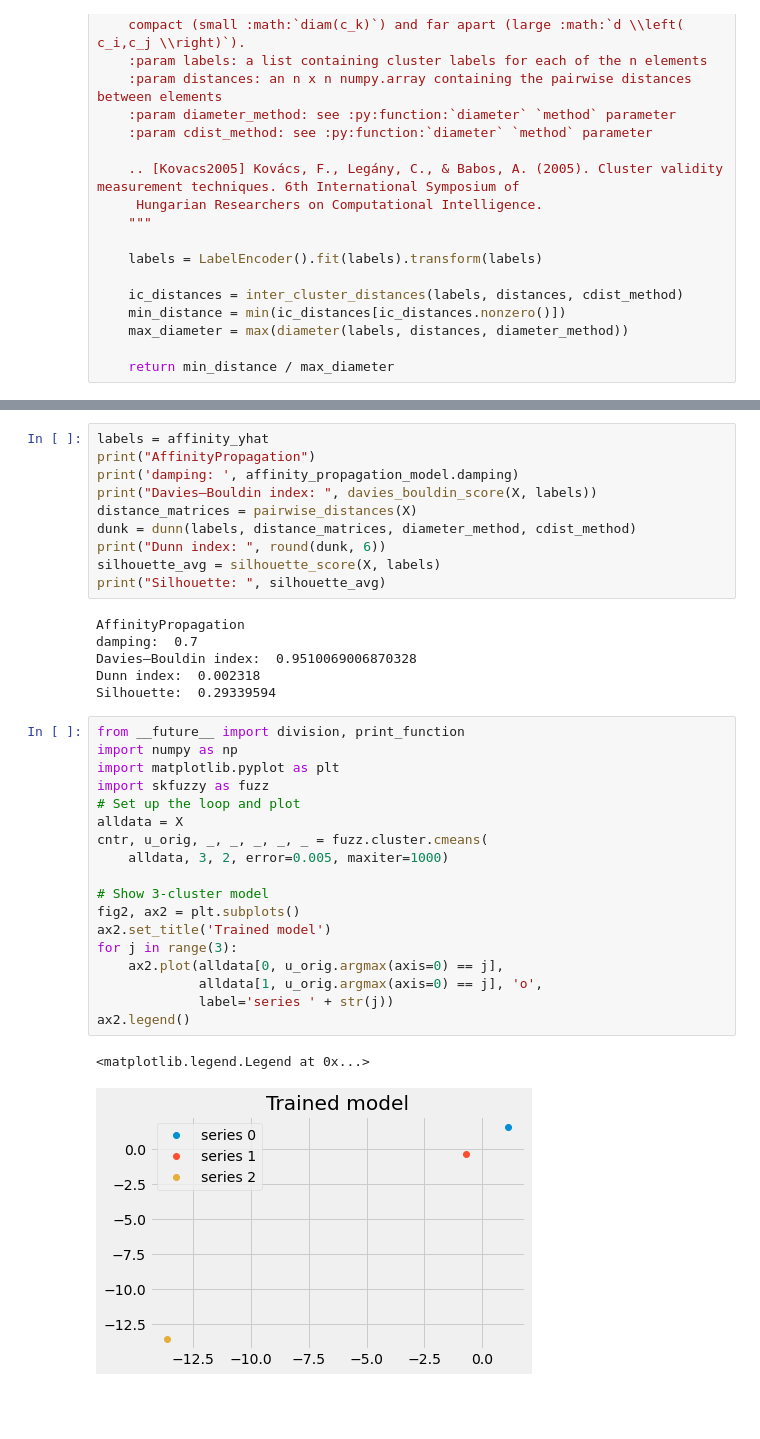
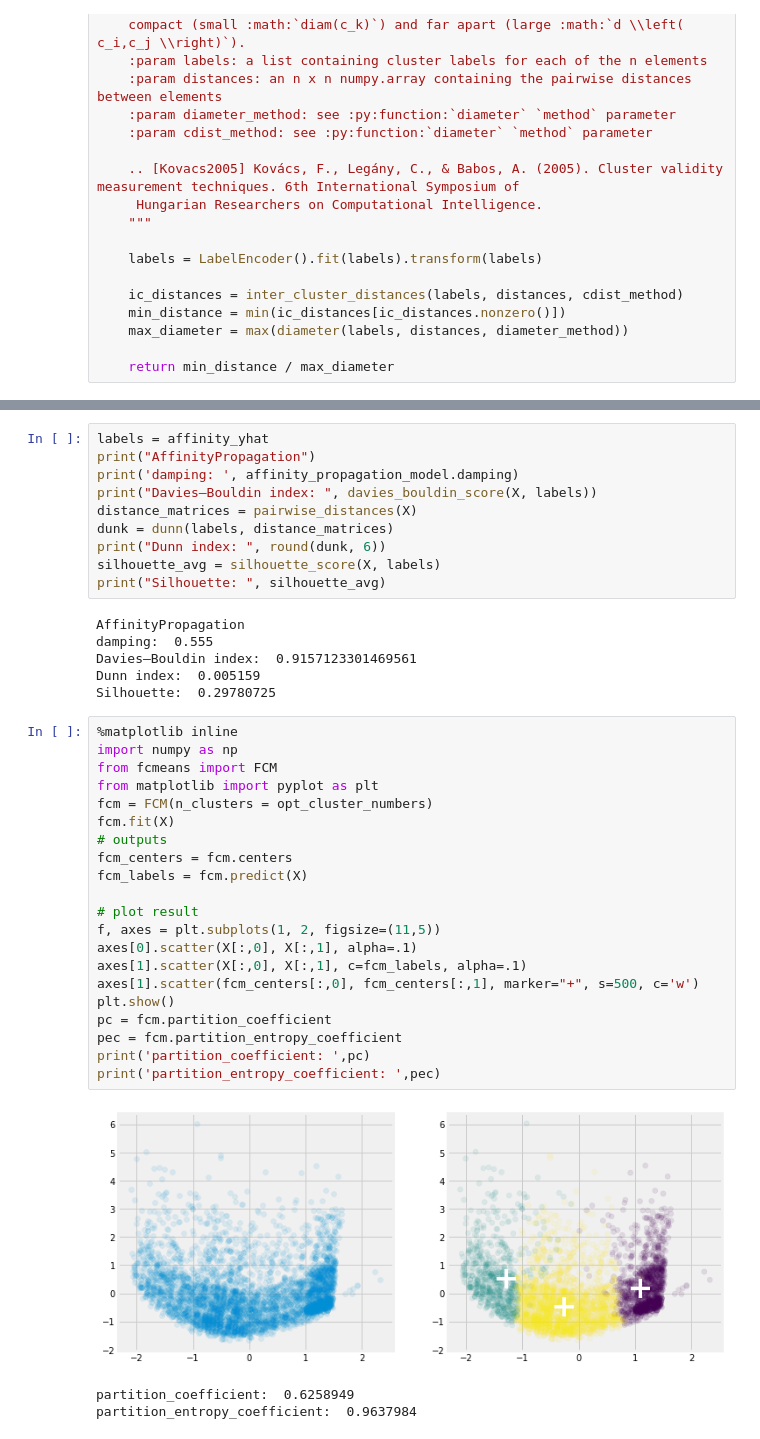
Before and after one commit to ebarkhordar/clustering-of-bank-customers, a Jupyter notebook: Czech_customer_segmentation.ipynb, the cells around one changed output, grey strips where cells are left out. Saved outputs shown, nothing was run; the diff lists cells and outputs as text; blank space fills up the shorter version.

```diff
--- a/Czech_customer_segmentation.ipynb
+++ b/Czech_customer_segmentation.ipynb
@@ -923,37 +941,41 @@ print("AffinityPropagation")
 print('damping: ', affinity_propagation_model.damping)
 print("Davies–Bouldin index: ", davies_bouldin_score(X, labels))
 distance_matrices = pairwise_distances(X)
-dunk = dunn(labels, distance_matrices, diameter_method, cdist_method)
+dunk = dunn(labels, distance_matrices)
 print("Dunn index: ", round(dunk, 6))
 silhouette_avg = silhouette_score(X, labels)
 print("Silhouette: ", silhouette_avg)
 # %% [output]
 AffinityPropagation
-damping:  0.7
-Davies–Bouldin index:  0.9510069006870328
-Dunn index:  0.002318
-Silhouette:  0.29339594
+damping:  0.555
+Davies–Bouldin index:  0.9157123301469561
+Dunn index:  0.005159
+Silhouette:  0.29780725
-# %%
-from __future__ import division, print_function
-import numpy as np
-import matplotlib.pyplot as plt
-import skfuzzy as fuzz
-# Set up the loop and plot
-alldata = X
-cntr, u_orig, _, _, _, _, _ = fuzz.cluster.cmeans(
-    alldata, 3, 2, error=0.005, maxiter=1000)
-
-# Show 3-cluster model
-fig2, ax2 = plt.subplots()
-ax2.set_title('Trained model')
-for j in range(3):
-    ax2.plot(alldata[0, u_orig.argmax(axis=0) == j],
-             alldata[1, u_orig.argmax(axis=0) == j], 'o',
-             label='series ' + str(j))
-ax2.legend()
-# %% [output]
-<matplotlib.legend.Legend at 0x...>
-[figure, removed]
+# %%
+%matplotlib inline
+import numpy as np
+from fcmeans import FCM
+from matplotlib import pyplot as plt
+fcm = FCM(n_clusters = opt_cluster_numbers)
+fcm.fit(X)
+# outputs
+fcm_centers = fcm.centers
+fcm_labels = fcm.predict(X)
+
+# plot result
+f, axes = plt.subplots(1, 2, figsize=(11,5))
+axes[0].scatter(X[:,0], X[:,1], alpha=.1)
+axes[1].scatter(X[:,0], X[:,1], c=fcm_labels, alpha=.1)
+axes[1].scatter(fcm_centers[:,0], fcm_centers[:,1], marker="+", s=500, c='w')
+plt.show()
+pc = fcm.partition_coefficient
+pec = fcm.partition_entropy_coefficient
+print('partition_coefficient: ',pc)
+print('partition_entropy_coefficient: ',pec)
+# %% [output]
+[figure, added]
+partition_coefficient:  0.6258949
+partition_entropy_coefficient:  0.9637984
 # %%
 print(__doc__)
 
```
Also changed, not shown: parts of 22 cells of this notebook.
